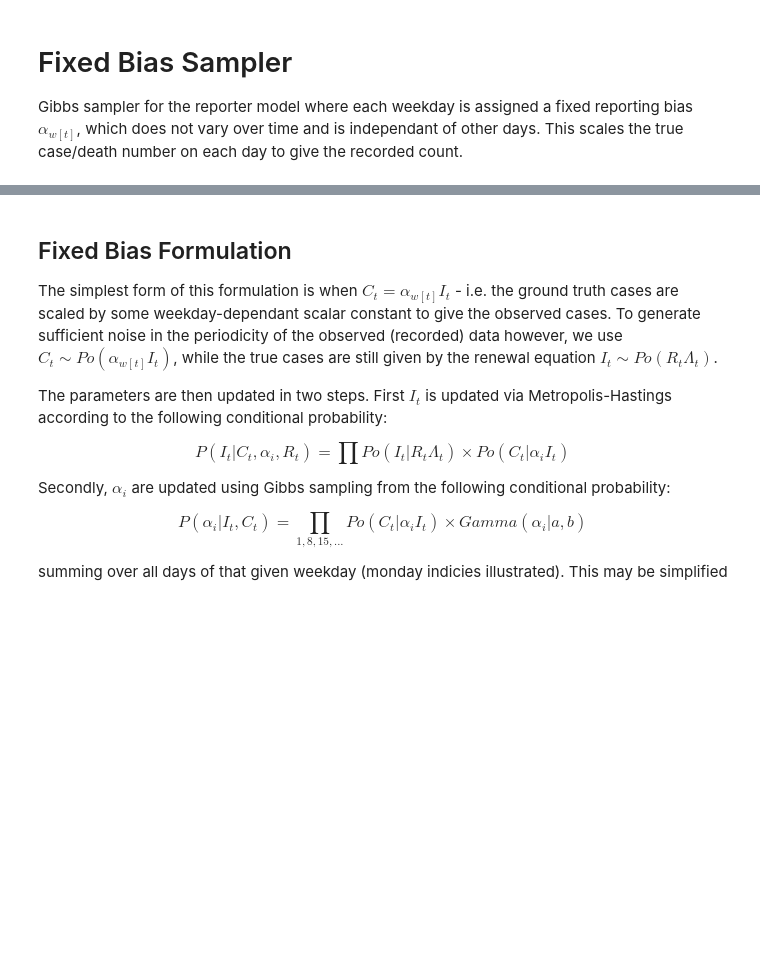
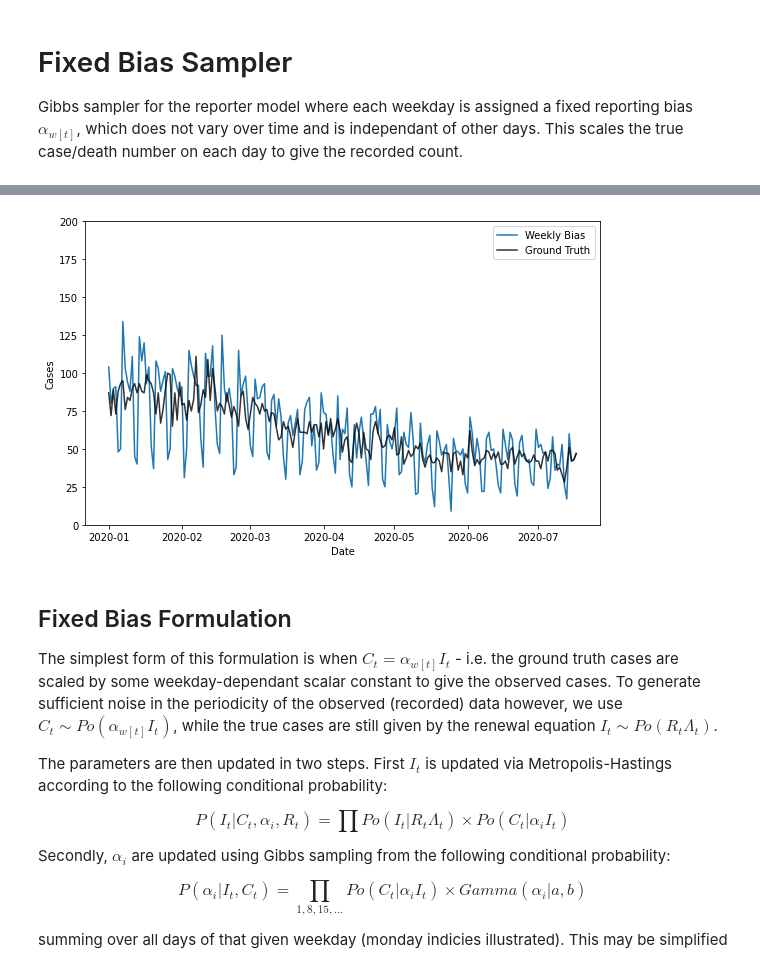
Before and after one commit to KCGallagher/periodic-sampling, a Jupyter notebook: periodic_sampling/fixed_bias_sampler.ipynb, the cells around one changed output, grey strips where cells are left out. Drawn from its saved outputs; the diff is of its cells as text; code cells hidden in the pictures; blank space fills up the shorter version.

```diff
--- a/periodic_sampling/fixed_bias_sampler.ipynb
+++ b/periodic_sampling/fixed_bias_sampler.ipynb
@@ -5,3 +9,35 @@ Gibbs sampler for the reporter model where each weekday is assigned a fixed repo
+# %%
+import numpy as np
+import pandas as pd
+import matplotlib.pyplot as plt
+plt.rcParams['font.size'] = '12'
+
+from synthetic_data import RenewalModel, Reporter
+# %%
+# Simulate Renewal Model
+time_steps = 200; N_0 = 500
+
+model = RenewalModel(R0=0.99)
+model.simulate(T=time_steps, N_0=N_0)
+# %%
+# Report unbiased and biased data
+rep = Reporter(model.case_data)
+truth_df = rep.unbiased_report()
+bias_df = rep.fixed_bias_report(bias = [0.5, 1.4, 1.2, 1.1, 1.1, 1.1, 0.6],
+                                multinomial_dist=True)
+# %%
+# Plot bias in data
+fig, axs = plt.subplots(1, figsize=(8,5))
+
+bias_df.plot(x='Date', y='Confirmed', ax=axs, color='tab:blue', label = 'Weekly Bias')
+truth_df.plot(x='Date', y='Confirmed', ax=axs, color='black', label = 'Ground Truth', alpha=0.8)
+fig.patch.set_facecolor('white')  # Overrides VSCode dark mode default
+plt.xlabel("Date"); plt.ylabel("Cases")
+plt.legend(); plt.ylim(0, 200); plt.tight_layout()
+# plt.savefig("../../images/synthetic_examples/"
+#             + f"biased_output_T_{time_steps}_N0_{N_0}.png")
+# %% [output]
+[figure, added]
 # %% [markdown]
 ## Fixed Bias Formulation
 
```
Also changed, not shown: parts of 2 cells of this notebook, 4 other files.
